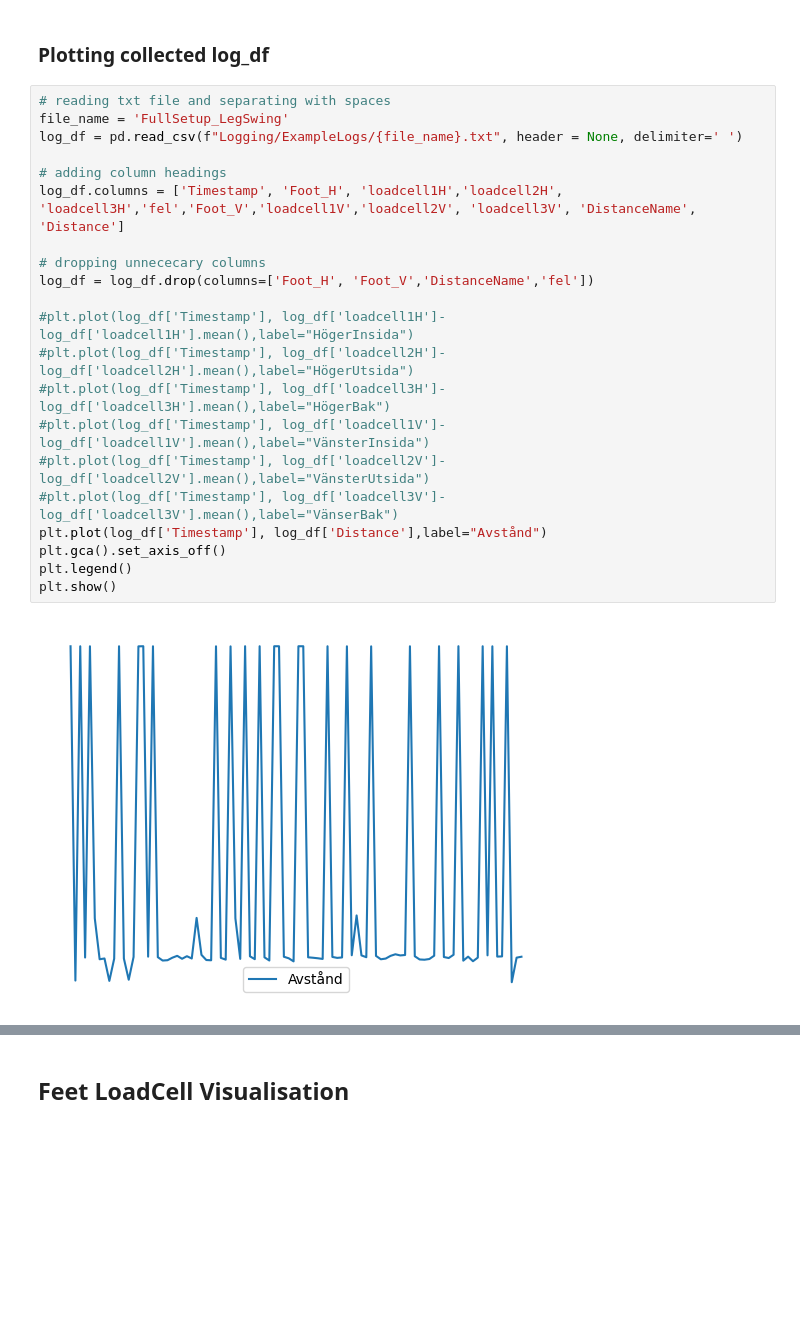
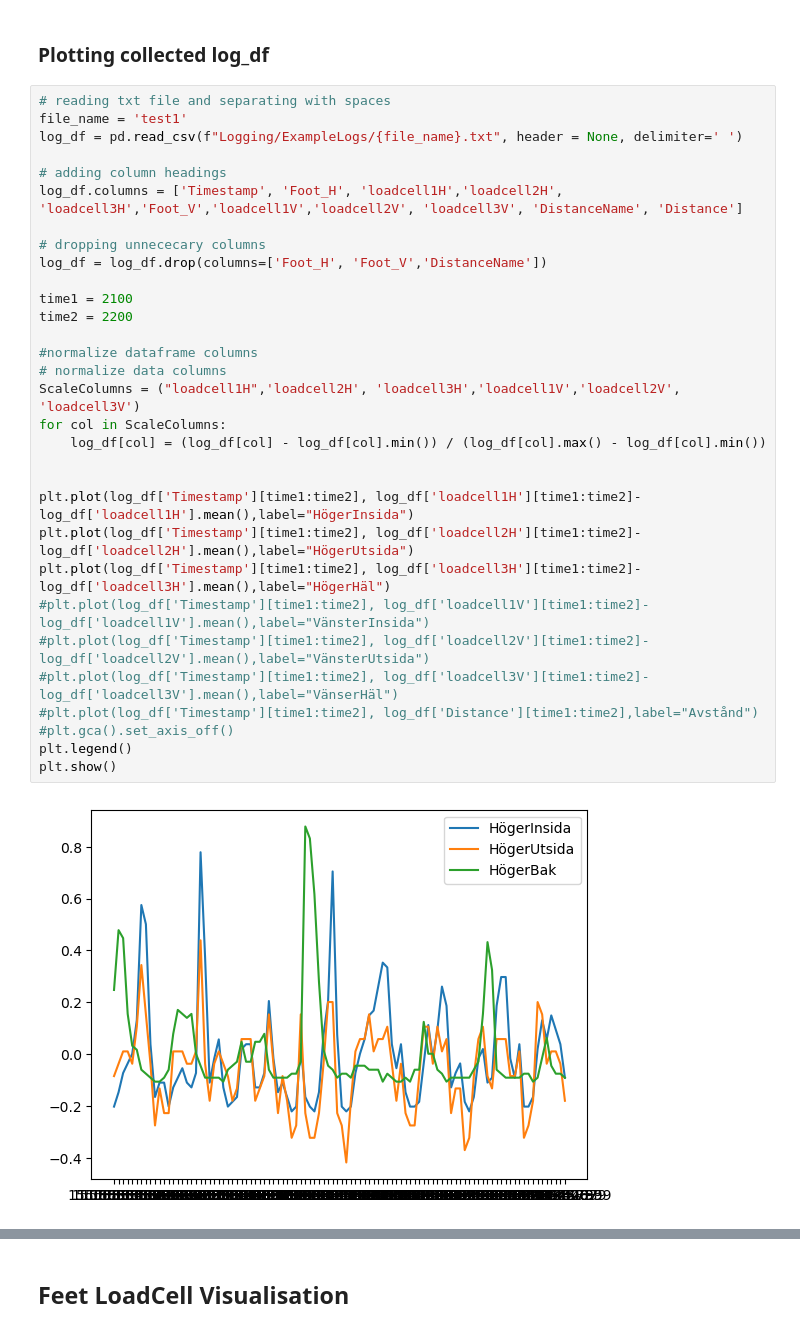
Before and after one commit to Husmarke/Kandidat-Cross-Country-Technique, a Jupyter notebook: kandidat_kod.ipynb, the cells around one changed output, grey strips where cells are left out. Cells and saved outputs as stored; diff of their text form; blank space fills up the shorter version.

Commit message:
Added fourier analysis of loadcells

```diff
--- a/kandidat_kod.ipynb
+++ b/kandidat_kod.ipynb
@@ -45,24 +175,34 @@ display(log_df)
 ### Plotting collected log_df
 # %%
 # reading txt file and separating with spaces
-file_name = 'FullSetup_LegSwing'
+file_name = 'test1'
 log_df = pd.read_csv(f"Logging/ExampleLogs/{file_name}.txt", header = None, delimiter=' ')
 
 # adding column headings
-log_df.columns = ['Timestamp', 'Foot_H', 'loadcell1H','loadcell2H', 'loadcell3H','fel','Foot_V','loadcell1V','loadcell2V', 'loadcell3V', 'DistanceName', 'Distance']
+log_df.columns = ['Timestamp', 'Foot_H', 'loadcell1H','loadcell2H', 'loadcell3H','Foot_V','loadcell1V','loadcell2V', 'loadcell3V', 'DistanceName', 'Distance']
 
 # dropping unnececary columns
-log_df = log_df.drop(columns=['Foot_H', 'Foot_V','DistanceName','fel'])
+log_df = log_df.drop(columns=['Foot_H', 'Foot_V','DistanceName'])
 
-#plt.plot(log_df['Timestamp'], log_df['loadcell1H']-log_df['loadcell1H'].mean(),label="HögerInsida")
-#plt.plot(log_df['Timestamp'], log_df['loadcell2H']-log_df['loadcell2H'].mean(),label="HögerUtsida")
-#plt.plot(log_df['Timestamp'], log_df['loadcell3H']-log_df['loadcell3H'].mean(),label="HögerBak")
-#plt.plot(log_df['Timestamp'], log_df['loadcell1V']-log_df['loadcell1V'].mean(),label="VänsterInsida")
-#plt.plot(log_df['Timestamp'], log_df['loadcell2V']-log_df['loadcell2V'].mean(),label="VänsterUtsida")
-#plt.plot(log_df['Timestamp'], log_df['loadcell3V']-log_df['loadcell3V'].mean(),label="VänserBak")
-plt.plot(log_df['Timestamp'], log_df['Distance'],label="Avstånd")
-plt.gca().set_axis_off()
+time1 = 2100
+time2 = 2200
+
+#normalize dataframe columns
+# normalize data columns
+ScaleColumns = ("loadcell1H",'loadcell2H', 'loadcell3H','loadcell1V','loadcell2V', 'loadcell3V')
+for col in ScaleColumns:
+    log_df[col] = (log_df[col] - log_df[col].min()) / (log_df[col].max() - log_df[col].min())
+
+
+plt.plot(log_df['Timestamp'][time1:time2], log_df['loadcell1H'][time1:time2]-log_df['loadcell1H'].mean(),label="HögerInsida")
+plt.plot(log_df['Timestamp'][time1:time2], log_df['loadcell2H'][time1:time2]-log_df['loadcell2H'].mean(),label="HögerUtsida")
+plt.plot(log_df['Timestamp'][time1:time2], log_df['loadcell3H'][time1:time2]-log_df['loadcell3H'].mean(),label="HögerHäl")
+#plt.plot(log_df['Timestamp'][time1:time2], log_df['loadcell1V'][time1:time2]-log_df['loadcell1V'].mean(),label="VänsterInsida")
+#plt.plot(log_df['Timestamp'][time1:time2], log_df['loadcell2V'][time1:time2]-log_df['loadcell2V'].mean(),label="VänsterUtsida")
+#plt.plot(log_df['Timestamp'][time1:time2], log_df['loadcell3V'][time1:time2]-log_df['loadcell3V'].mean(),label="VänserHäl")
+#plt.plot(log_df['Timestamp'][time1:time2], log_df['Distance'][time1:time2],label="Avstånd")
+#plt.gca().set_axis_off()
 plt.legend()
 plt.show()
 # %% [output]
-[figure, old version]
+[figure, new version]
```
Also changed, not shown: parts of 8 cells of this notebook, 4 other files.
